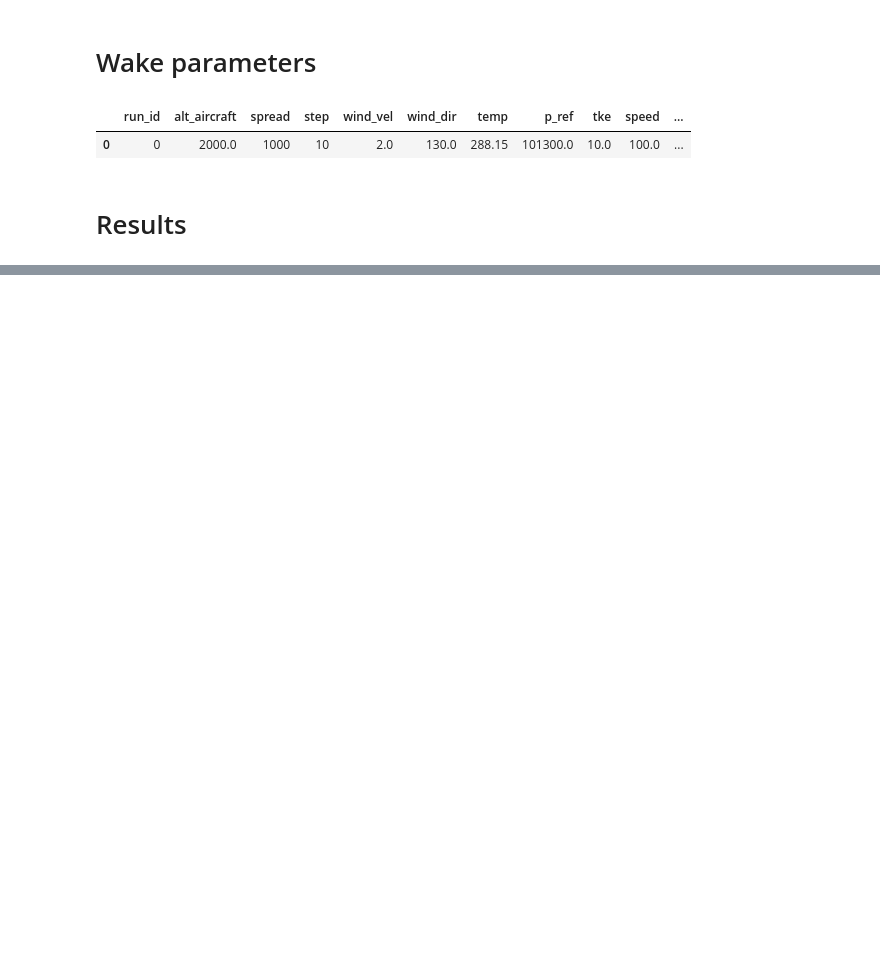
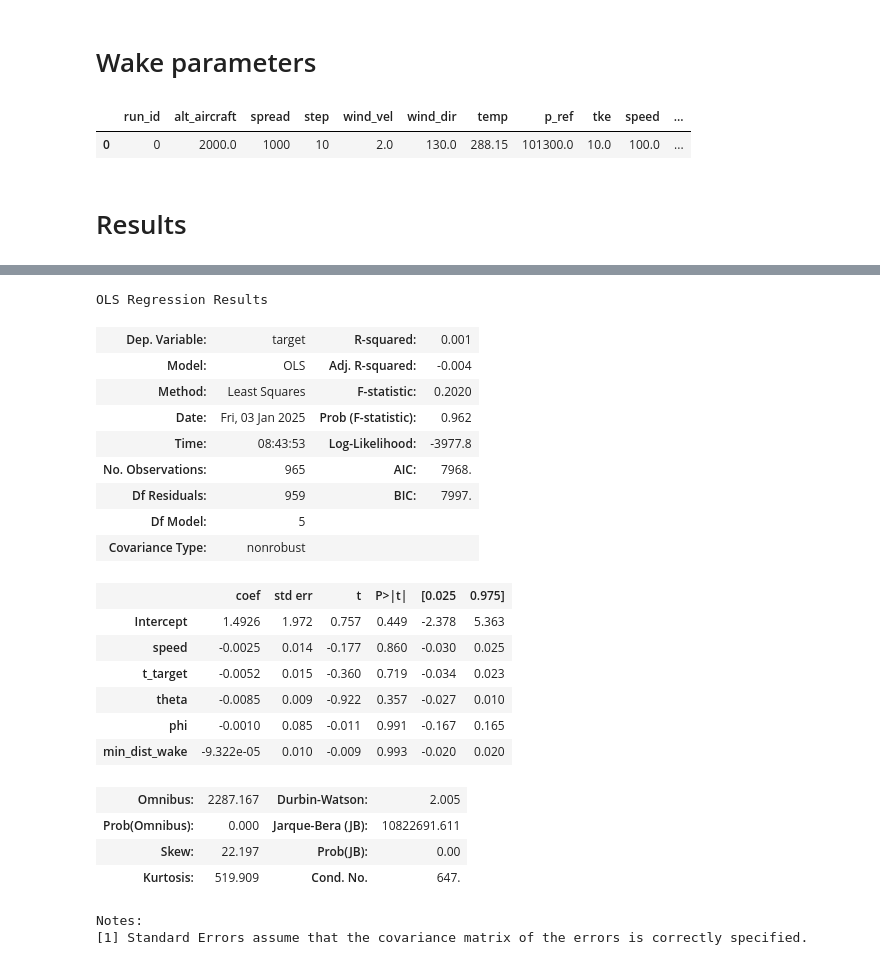
Before and after one commit to kruuZHAW/wake_encounter, a Jupyter notebook: run/analysis.ipynb, the cells around one changed output, grey strips where cells are left out. Saved outputs shown, nothing was run; the diff lists cells and outputs as text; code cells hidden in the pictures; blank space fills up the shorter version.

```diff
--- a/run/analysis.ipynb
+++ b/run/analysis.ipynb
@@ -169,0 +250,35 @@ plt.show()
+# %%
+#droping missing values if needed
+data = data.dropna()
+# %%
+model_lm = smf.ols(
+    "target ~ speed + t_target + theta + phi + min_dist_wake",
+    data,
+)
+
+res_lm = model_lm.fit()
+res_lm.summary()
+# %% [output]
+OLS Regression Results
+| Dep. Variable: | target | R-squared: | 0.001 |
+| Model: | OLS | Adj. R-squared: | -0.004 |
+| Method: | Least Squares | F-statistic: | 0.2020 |
+| Date: | Fri, 03 Jan 2025 | Prob (F-statistic): | 0.962 |
+| Time: | 08:43:53 | Log-Likelihood: | -3977.8 |
+| No. Observations: | 965 | AIC: | 7968. |
+| Df Residuals: | 959 | BIC: | 7997. |
+| Df Model: | 5 |  |  |
+| Covariance Type: | nonrobust |  |  |
+|  | coef | std err | t | P>|t| | [0.025 | 0.975] |
+| Intercept | 1.4926 | 1.972 | 0.757 | 0.449 | -2.378 | 5.363 |
+| speed | -0.0025 | 0.014 | -0.177 | 0.860 | -0.030 | 0.025 |
+| t_target | -0.0052 | 0.015 | -0.360 | 0.719 | -0.034 | 0.023 |
+| theta | -0.0085 | 0.009 | -0.922 | 0.357 | -0.027 | 0.010 |
+| phi | -0.0010 | 0.085 | -0.011 | 0.991 | -0.167 | 0.165 |
+| min_dist_wake | -9.322e-05 | 0.010 | -0.009 | 0.993 | -0.020 | 0.020 |
+| Omnibus: | 2287.167 | Durbin-Watson: | 2.005 |
+| Prob(Omnibus): | 0.000 | Jarque-Bera (JB): | 10822691.611 |
+| Skew: | 22.197 | Prob(JB): | 0.00 |
+| Kurtosis: | 519.909 | Cond. No. | 647. |
+Notes:
+[1] Standard Errors assume that the covariance matrix of the errors is correctly specified.
```
Also changed, not shown: parts of 18 cells of this notebook, 6 other files.
